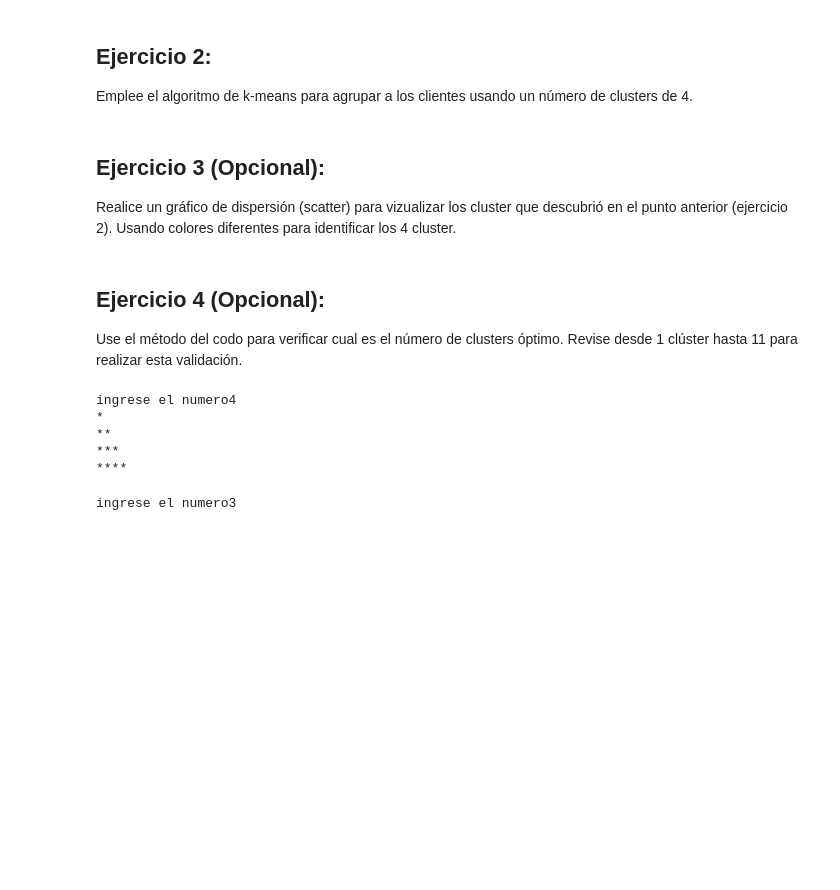
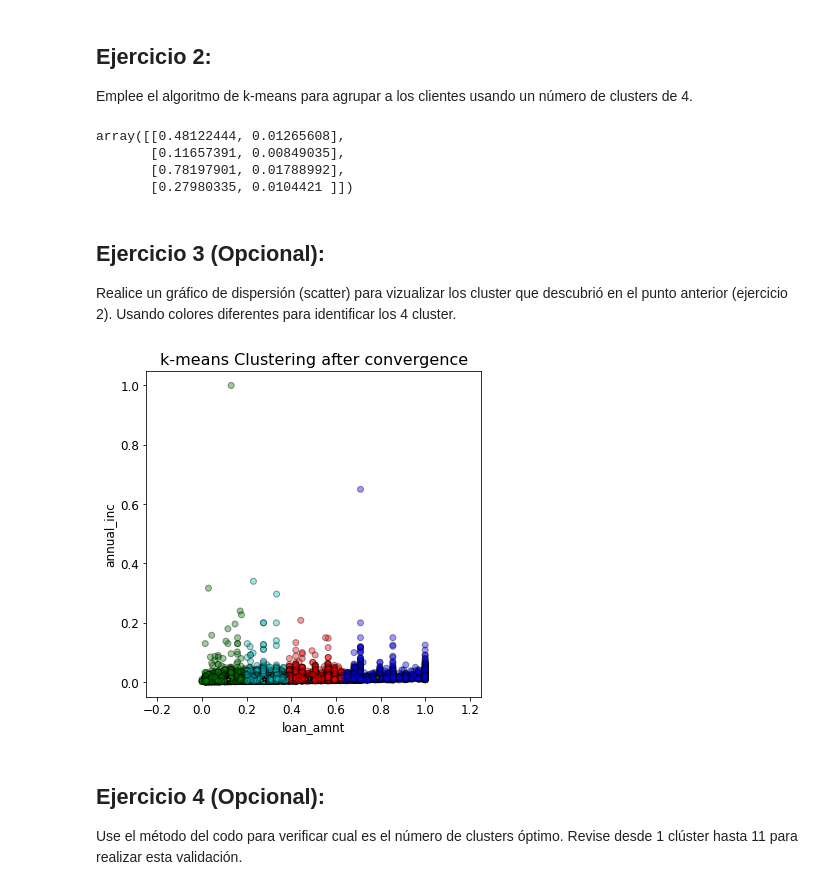
Before and after one commit to dianaquinterol/MujeresDigitales, a Jupyter notebook: Taller_semana_7.ipynb, the cells around one changed output. Drawn from its saved outputs; the diff is of its cells as text; code cells hidden in the pictures; blank space fills up the shorter version.

```diff
--- a/Taller_semana_7.ipynb
+++ b/Taller_semana_7.ipynb
@@ -53,0 +40,11 @@ Consejo: antes de realizar la normalización asegúrese de que el tipo de dichas
+# %%
+def normalize(df):
+  resultado = df.copy()
+  for future_name in df.columns:
+    max_val = df[future_name].max()
+    min_val = df[future_name].min()
+    resultado[future_name] = (df[future_name] - min_val) / (max_val - min_val)
+  return resultado
+# %%
+df_normalizado = normalize(df[['loan_amnt','annual_inc']])
+df_normalizado
@@ -60,3 +69,16 @@ Emplee el algoritmo de k-means para agrupar a los clientes usando un número de
+# %%
+k = 4
+kmeans = KMeans(n_clusters=k, init='k-means++')
+kmeans.fit(df_normalizado)
+
+labels = kmeans.predict(df_normalizado)
+centroids = kmeans.cluster_centers_
+centroids
+# %% [output]
+array([[0.48122444, 0.01265608],
+       [0.11657391, 0.00849035],
+       [0.78197901, 0.01788992],
+       [0.27980335, 0.0104421 ]])
 # %% [markdown]
 ## Ejercicio 3 (Opcional):
 
@@ -66,24 +86,23 @@ Realice un gráfico de dispersión (scatter) para vizualizar los cluster que des
+# %%
+plt.figure(figsize=(6,6))
+color_map = {1:'r', 2:'g', 3:'b', 4:'c', 5:'y',6:'w'}
+colors = [color_map[x+1] for x in labels]
+
+plt.scatter(df_normalizado['loan_amnt'], df_normalizado['annual_inc'], color= colors, alpha=0.4, edgecolors='k')
+for idx,centroid in enumerate(centroids):
+  plt.scatter(*centroid, marker='*', edgecolors='k')
+plt.xlim(-0.25, 1.25)
+plt.xlabel('loan_amnt', fontsize = 12)
+plt.xticks(fontsize= 12)
+plt.ylabel('annual_inc', fontsize= 12)
+plt.yticks(fontsize= 12)
+plt.title('k-means Clustering after convergence', fontsize= 16)
+plt.show()
+# %% [output]
+[figure, added]
 # %% [markdown]
 ## Ejercicio 4 (Opcional):
 
 Use el método del codo para verificar cual es el número de clusters óptimo. Revise desde 1 clúster hasta 11 para realizar esta validación.
 # %%
 # Escriba aquí su codigo
-# %%
-n = int(input("ingrese el numero"))
-for i in range(1,n+1):
-  print("*" * i)
-# %% [output]
-ingrese el numero4
-*
-**
-***
-****
-# %%
-n = int(input("ingrese el numero: "))
-
-while i <= n:
-  i +=1
-  print("*" * i)
-# %% [output]
-ingrese el numero3
```
Also changed, not shown: parts of 7 cells of this notebook.
